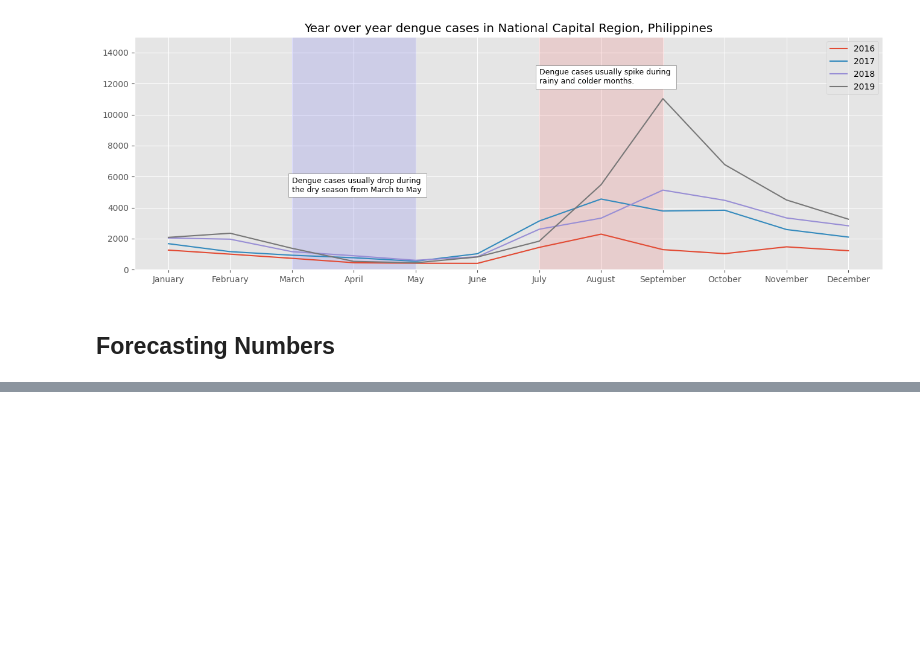
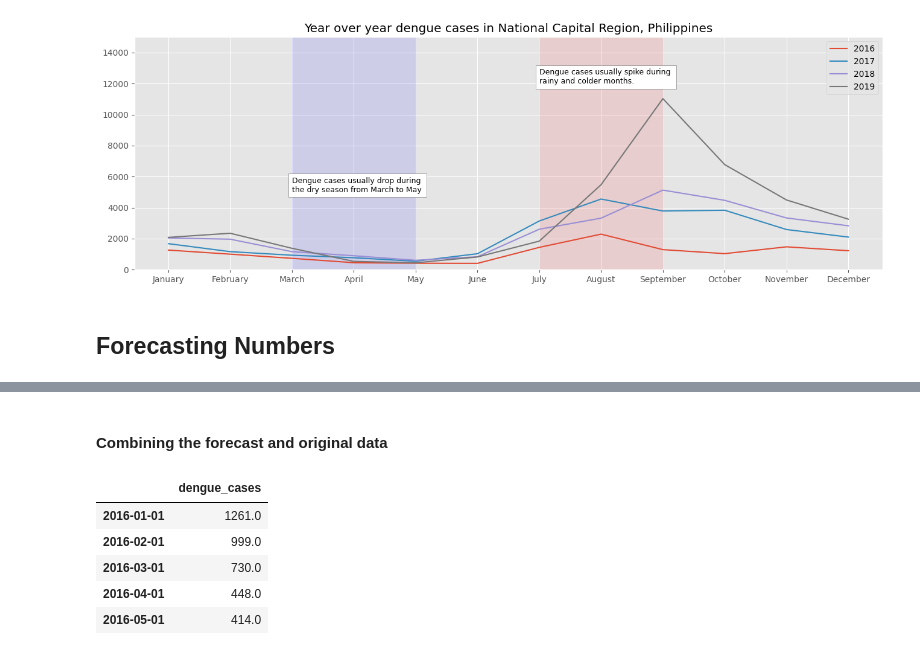
Before and after one commit to boredanalyst/Forecasting-Dengue-Cases-in-the-Philippines, a Jupyter notebook: forecasting-dengue-cases-in-the-philippines.ipynb, the cells around one changed output, grey strips where cells are left out. Drawn from its saved outputs; the diff is of its cells as text; code cells hidden in the pictures; blank space fills up the shorter version.

```diff
--- a/forecasting-dengue-cases-in-the-philippines.ipynb
+++ b/forecasting-dengue-cases-in-the-philippines.ipynb
@@ -444,0 +496,13 @@ plt.show()
+# %% [markdown]
+#### Combining the forecast and original data ####
+# %%
+df_all = pd.concat([df_ncr, df_forecast])
+
+df_all.head(5)
+# %% [output]
+|  | dengue_cases |
+| 2016-01-01 | 1261.0 |
+| 2016-02-01 | 999.0 |
+| 2016-03-01 | 730.0 |
+| 2016-04-01 | 448.0 |
+| 2016-05-01 | 414.0 |
```
Also changed, not shown: parts of 3 cells of this notebook.
